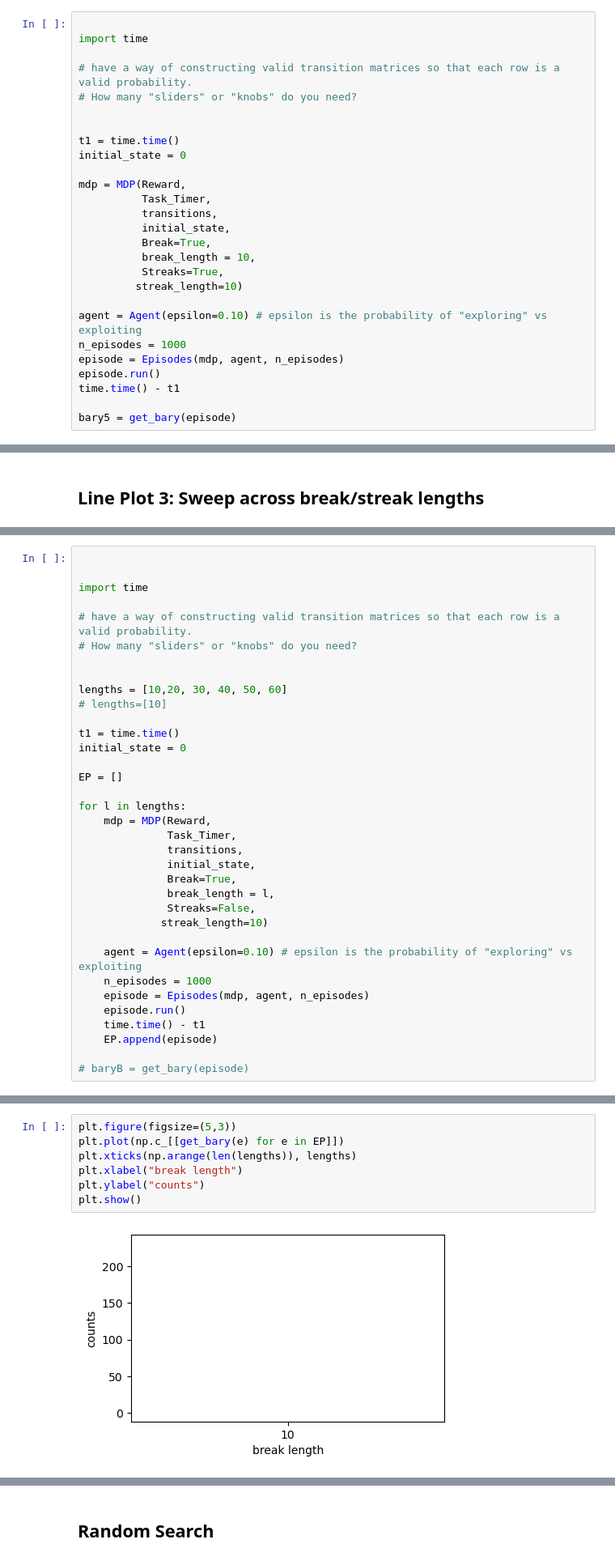
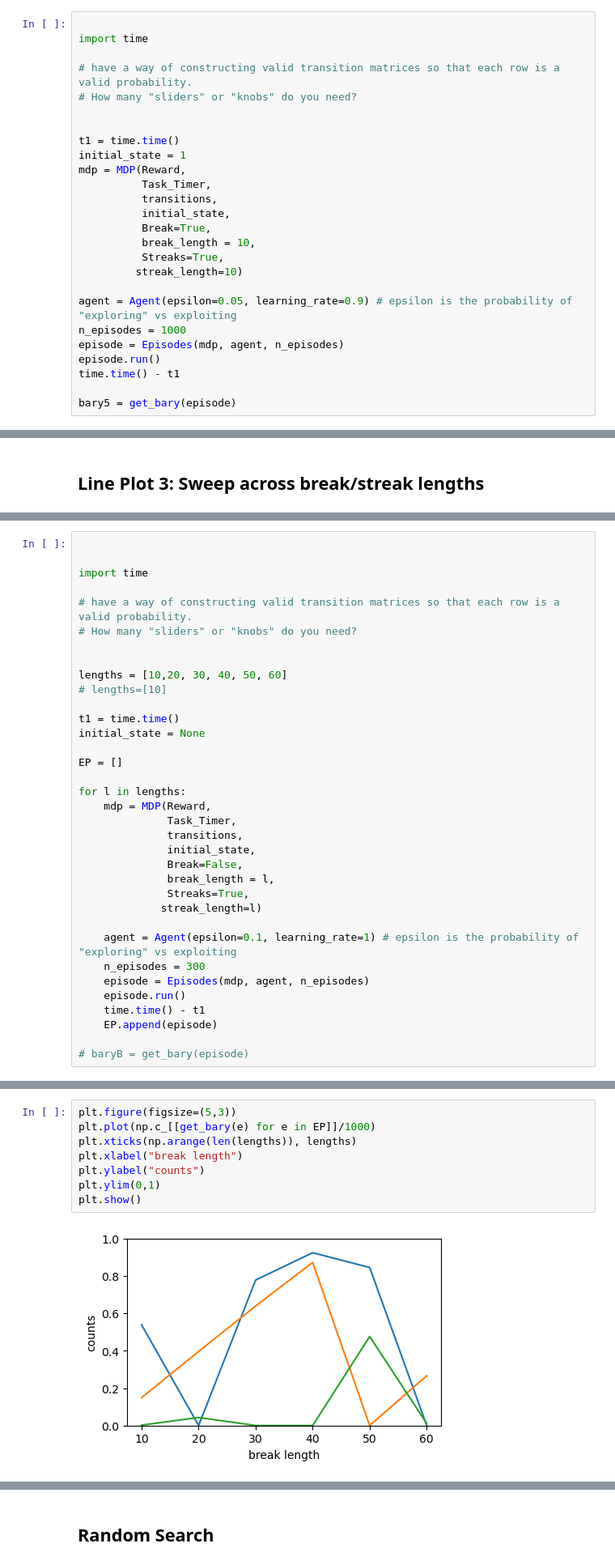
Before and after one commit to seemabaddam/cs6795-project, a Jupyter notebook: MDP test.ipynb, the cells around one changed output, grey strips where cells are left out. Shown: that part at 81% size. Cells and saved outputs as stored; diff of their text form.

```diff
--- a/MDP test.ipynb
+++ b/MDP test.ipynb
@@ -722,8 +774,7 @@ import time
 
 
 t1 = time.time()
-initial_state = 0
-
+initial_state = 1
 mdp = MDP(Reward,
           Task_Timer,
           transitions,
@@ -733,7 +784,7 @@ mdp = MDP(Reward,
           Streaks=True,
          streak_length=10)
 
-agent = Agent(epsilon=0.10) # epsilon is the probability of "exploring" vs exploiting
+agent = Agent(epsilon=0.05, learning_rate=0.9) # epsilon is the probability of "exploring" vs exploiting
 n_episodes = 1000
 episode = Episodes(mdp, agent, n_episodes)
 episode.run()
@@ -864,7 +935,7 @@ lengths = [10,20, 30, 40, 50, 60]
 # lengths=[10]
 
 t1 = time.time()
-initial_state = 0
+initial_state = None
 
 EP = []
 
@@ -873,13 +944,13 @@ for l in lengths:
               Task_Timer,
               transitions,
               initial_state,
-              Break=True,
+              Break=False,
               break_length = l,
-              Streaks=False,
-             streak_length=10)
+              Streaks=True,
+             streak_length=l)
 
-    agent = Agent(epsilon=0.10) # epsilon is the probability of "exploring" vs exploiting
-    n_episodes = 1000
+    agent = Agent(epsilon=0.1, learning_rate=1) # epsilon is the probability of "exploring" vs exploiting
+    n_episodes = 300
     episode = Episodes(mdp, agent, n_episodes)
     episode.run()
     time.time() - t1
@@ -924,12 +1061,13 @@ Running 1000 episodes
 # %%
 plt.figure(figsize=(5,3))
-plt.plot(np.c_[[get_bary(e) for e in EP]])
+plt.plot(np.c_[[get_bary(e) for e in EP]]/1000)
 plt.xticks(np.arange(len(lengths)), lengths)
 plt.xlabel("break length")
 plt.ylabel("counts")
+plt.ylim(0,1)
 plt.show()
 # %% [output]
-[figure, old version]
+[figure, new version]
 # %%
 
 # # take
```
Also changed, not shown: parts of 25 cells of this notebook.
